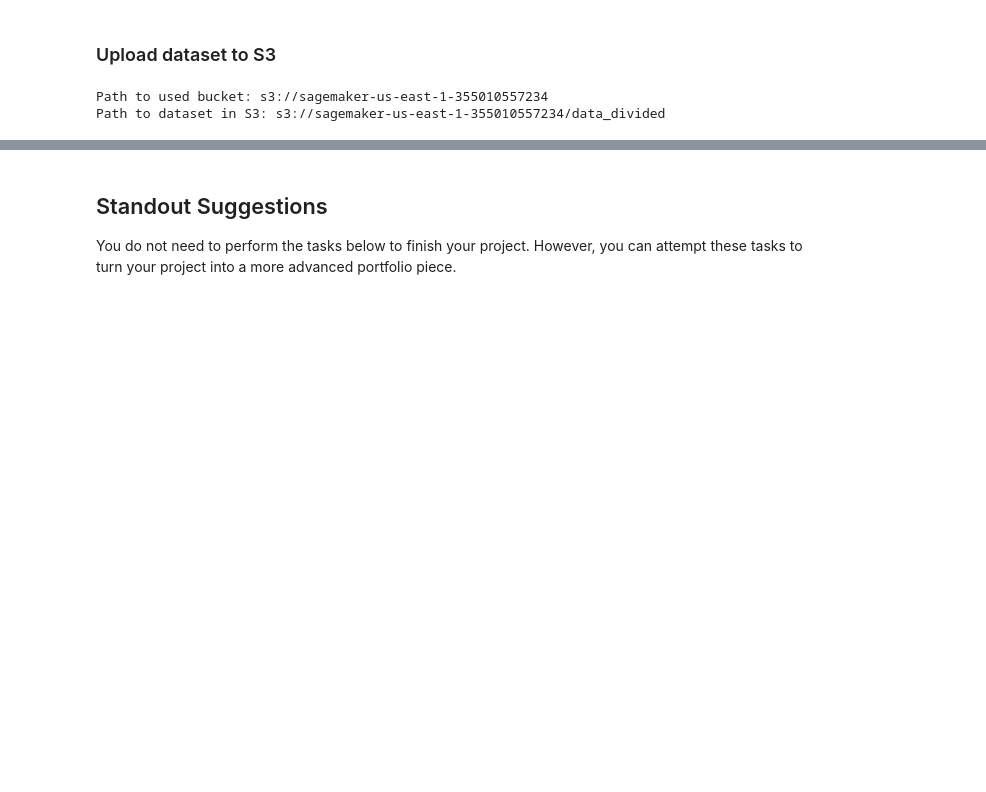
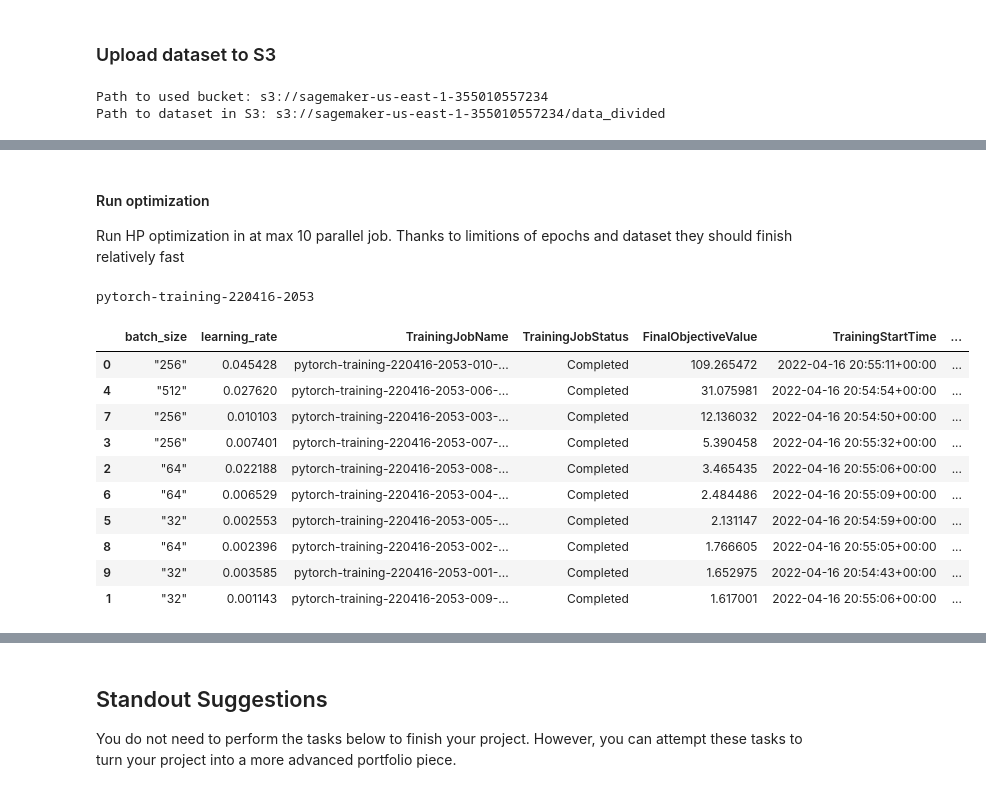
Before and after one commit to jakpor/Udacity-AWS-ML-project-5, a Jupyter notebook: project/sagemaker.ipynb, the cells around one changed output, grey strips where cells are left out. Saved outputs shown, nothing was run; the diff lists cells and outputs as text; code cells hidden in the pictures; blank space fills up the shorter version.

Commit message:
HP optimization and initial training script

```diff
--- a/project/sagemaker.ipynb
+++ b/project/sagemaker.ipynb
@@ -192,8 +192,8 @@ print('Copy completed')
 # %% [markdown]
 ### Upload dataset to S3
 # %%
-# Warning - uploading is time and resource consuming. You can be charged for that
 import os
+subdivided_localdata_path = 'data_divided'
 bucket_path = "s3://"+ bucket
 database_path = os.path.join(bucket_path, subdivided_localdata_path)
 print(f"Path to used bucket: {bucket_path}")
@@ -222,0 +249,55 @@ Here we train the model.
+# %% [markdown]
+#### Run optimization
+Run HP optimization in at max 10 parallel job. Thanks to limitions of epochs and dataset they should finish relatively fast
+# %%
+estimator = PyTorch(
+    entry_point="hp_optimization.py",
+    base_job_name='Amazon buckets HP search',
+    role=role,
+    framework_version="1.8.0",
+    instance_count=1,
+    instance_type="ml.m5.xlarge",
+    py_version='py36'
+)
+
+tuner = HyperparameterTuner(
+    estimator,
+    objective_metric_name,
+    hyperparameter_ranges,
+    metric_definitions,
+    max_jobs=10,
+    max_parallel_jobs=10,
+    objective_type=objective_type
+)
+# %%
+# All macros defined in cells above
+os.environ["SM_CHANNEL_TRAINING"] = database_path # where database is located
+os.environ['SM_MODEL_DIR']= bucket_path+ "/model/" # where model will be stored
+tuner.fit({"training": database_path}, wait = False)
+# %%
+latest_hyperparameter_tuning_job_name = tuner.latest_tuning_job.name
+print(latest_hyperparameter_tuning_job_name)
+# %% [output]
+pytorch-training-220416-2053
+# %%
+# Describe tuning results
+from sagemaker.analytics import HyperparameterTuningJobAnalytics
+
+exp = HyperparameterTuningJobAnalytics(
+  hyperparameter_tuning_job_name=latest_hyperparameter_tuning_job_name)
+
+jobs = exp.dataframe()
+
+jobs.sort_values('FinalObjectiveValue', ascending=0)
+# %% [output]
+|  | batch_size | learning_rate | TrainingJobName | TrainingJobStatus | FinalObjectiveValue | TrainingStartTime | ... |
+| 0 | "256" | 0.045428 | pytorch-training-220416-2053-010-... | Completed | 109.265472 | 2022-04-16 20:55:11+00:00 | ... |
+| 4 | "512" | 0.027620 | pytorch-training-220416-2053-006-... | Completed | 31.075981 | 2022-04-16 20:54:54+00:00 | ... |
+| 7 | "256" | 0.010103 | pytorch-training-220416-2053-003-... | Completed | 12.136032 | 2022-04-16 20:54:50+00:00 | ... |
+| 3 | "256" | 0.007401 | pytorch-training-220416-2053-007-... | Completed | 5.390458 | 2022-04-16 20:55:32+00:00 | ... |
+| 2 | "64" | 0.022188 | pytorch-training-220416-2053-008-... | Completed | 3.465435 | 2022-04-16 20:55:06+00:00 | ... |
+| 6 | "64" | 0.006529 | pytorch-training-220416-2053-004-... | Completed | 2.484486 | 2022-04-16 20:55:09+00:00 | ... |
+| 5 | "32" | 0.002553 | pytorch-training-220416-2053-005-... | Completed | 2.131147 | 2022-04-16 20:54:59+00:00 | ... |
+| 8 | "64" | 0.002396 | pytorch-training-220416-2053-002-... | Completed | 1.766605 | 2022-04-16 20:55:05+00:00 | ... |
+| 9 | "32" | 0.003585 | pytorch-training-220416-2053-001-... | Completed | 1.652975 | 2022-04-16 20:54:43+00:00 | ... |
+| 1 | "32" | 0.001143 | pytorch-training-220416-2053-009-... | Completed | 1.617001 | 2022-04-16 20:55:06+00:00 | ... |
```
Also changed, not shown: parts of 38 cells of this notebook, 3 other files.
